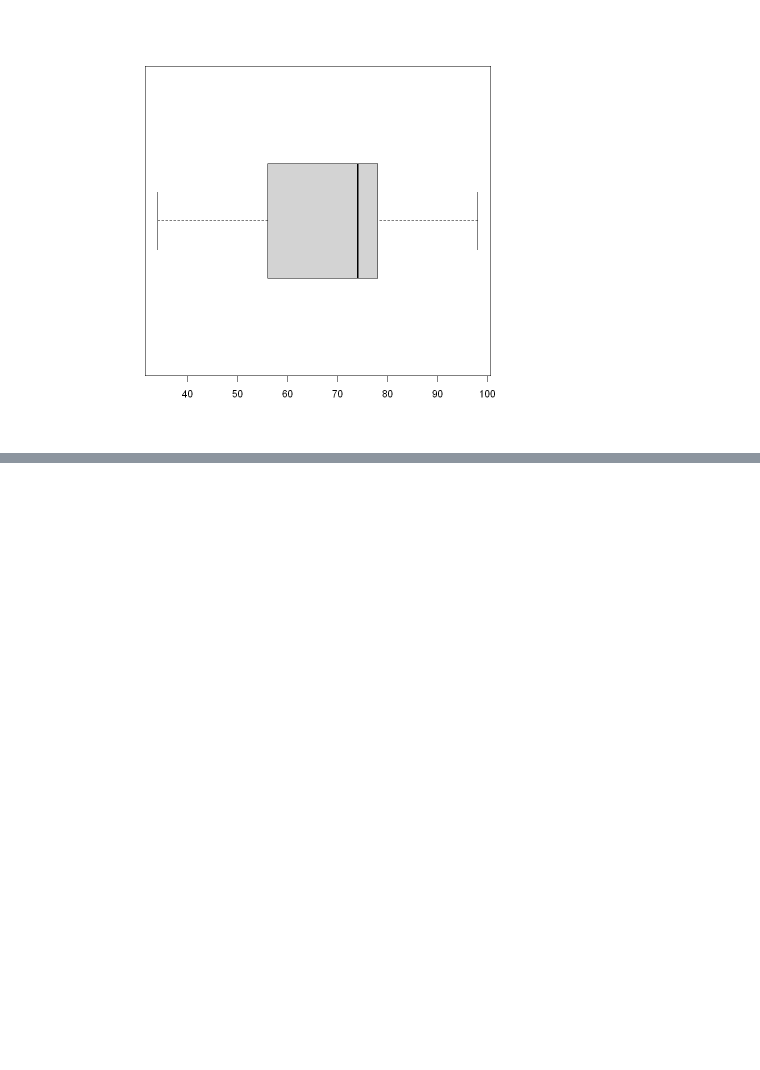
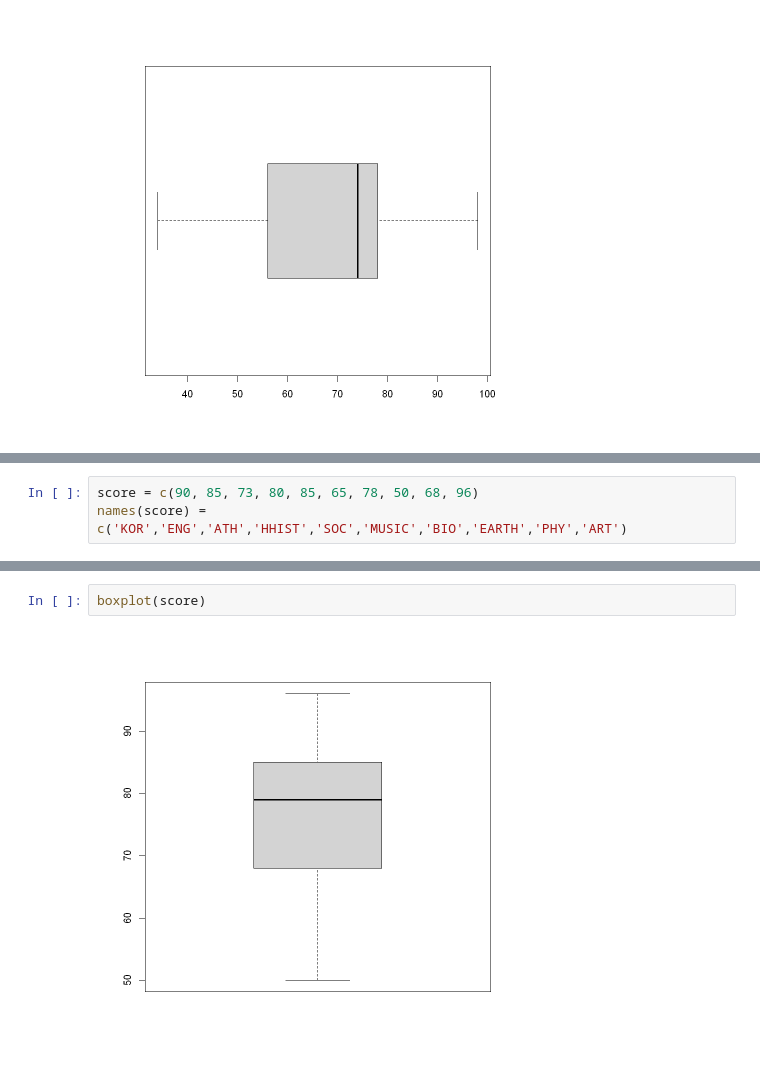
Before and after one commit to layla-focalors/r_learning_mx, a Jupyter notebook: ipcian/Layla.ipynb, the cells around one changed output, grey strips where cells are left out. Drawn from its saved outputs; the diff is of its cells as text; blank space fills up the shorter version.

```diff
--- a/ipcian/Layla.ipynb
+++ b/ipcian/Layla.ipynb
@@ -1137,0 +1176,3 @@ boxplot(x, horizontal = T)
+# %%
+score = c(90, 85, 73, 80, 85, 65, 78, 50, 68, 96)
+names(score) = c('KOR','ENG','ATH','HHIST','SOC','MUSIC','BIO','EARTH','PHY','ART')
@@ -1137,0 +1215,4 @@ boxplot(x, horizontal = T)
+# %%
+boxplot(score)
+# %% [output]
+[figure, added]
```
Also changed, not shown: parts of 43 cells of this notebook.
